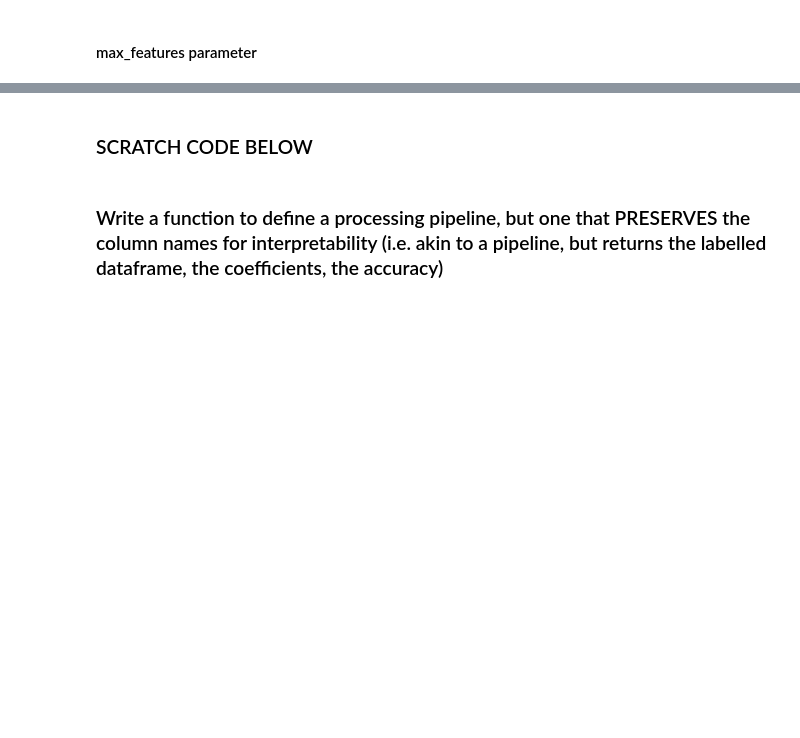
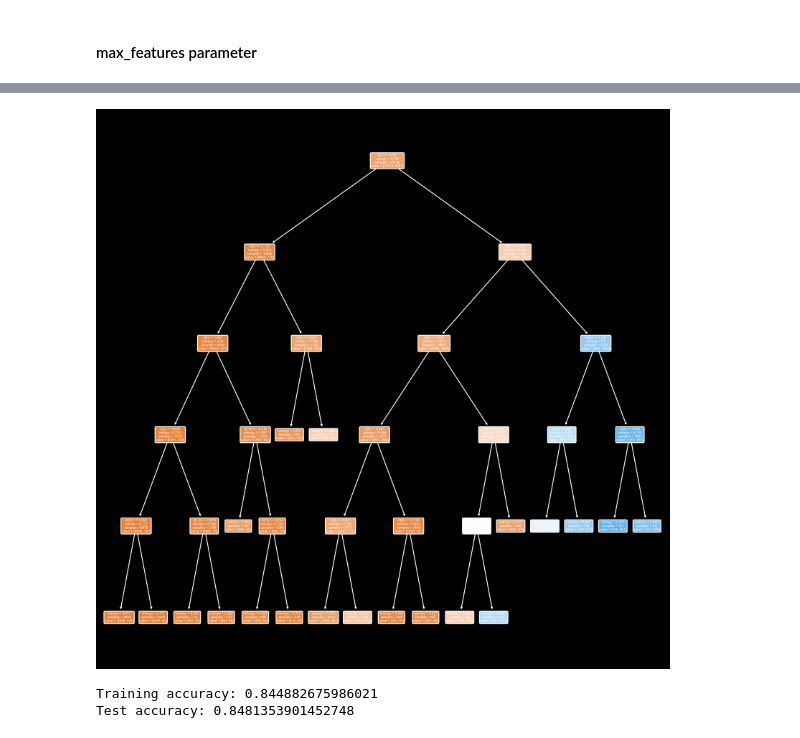
Before and after one commit to christopheraaronhenry/H1N1_vaccine_prediction, a Jupyter notebook: H1N1_vaccine_prediction.ipynb, the cells around one changed output, grey strips where cells are left out. Cells and saved outputs as stored; diff of their text form; code cells hidden in the pictures; blank space fills up the shorter version.

```diff
--- a/H1N1_vaccine_prediction.ipynb
+++ b/H1N1_vaccine_prediction.ipynb
@@ -925,11 +1006,17 @@ dt['clf']
 # %%
-plt.figure(figsize=(12,12), dpi=500)
+dt = decision_pipeline
+dt.set_params(**grid.best_params_)
+dt.fit(X_train, y_train)
+
+plt.style.use('dark_background')
+fig,ax = plt.subplots(figsize=(12,12), dpi=500)
 tree.plot_tree(dt['clf'], filled=True, rounded=True)
 plt.show()
+fig.savefig('./images/decision_tree_final.jpg')
 
 print(f'Training accuracy: {dt.score(X_train,y_train)}')
 print(f'Test accuracy: {dt.score(X_test,y_test)}')
-
-false_positive_rate, true_positive_rate, thresholds = roc_curve(y_test, dt.predict(X_test))
-roc_auc = auc(false_positive_rate, true_positive_rate)
-print(f'roc_auc: {roc_auc}')
+# %% [output]
+[figure, added]
+Training accuracy: 0.844882675986021
+Test accuracy: 0.8481353901452748
@@ -964,4 +1022,0 @@ roc_auc
-# %% [markdown]
-### SCRATCH CODE BELOW
-# %% [markdown]
-### Write a function to define a processing pipeline, but one that PRESERVES the column names for interpretability (i.e. akin to a pipeline, but returns the labelled dataframe, the coefficients, the accuracy)
```
Also changed, not shown: parts of 56 cells of this notebook.
